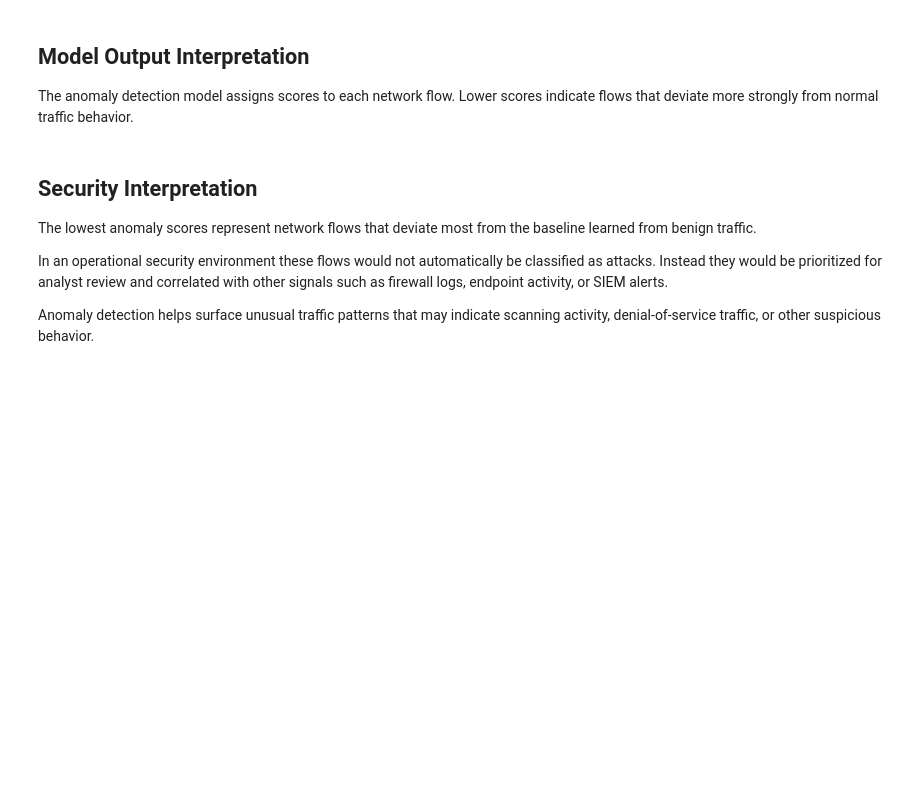
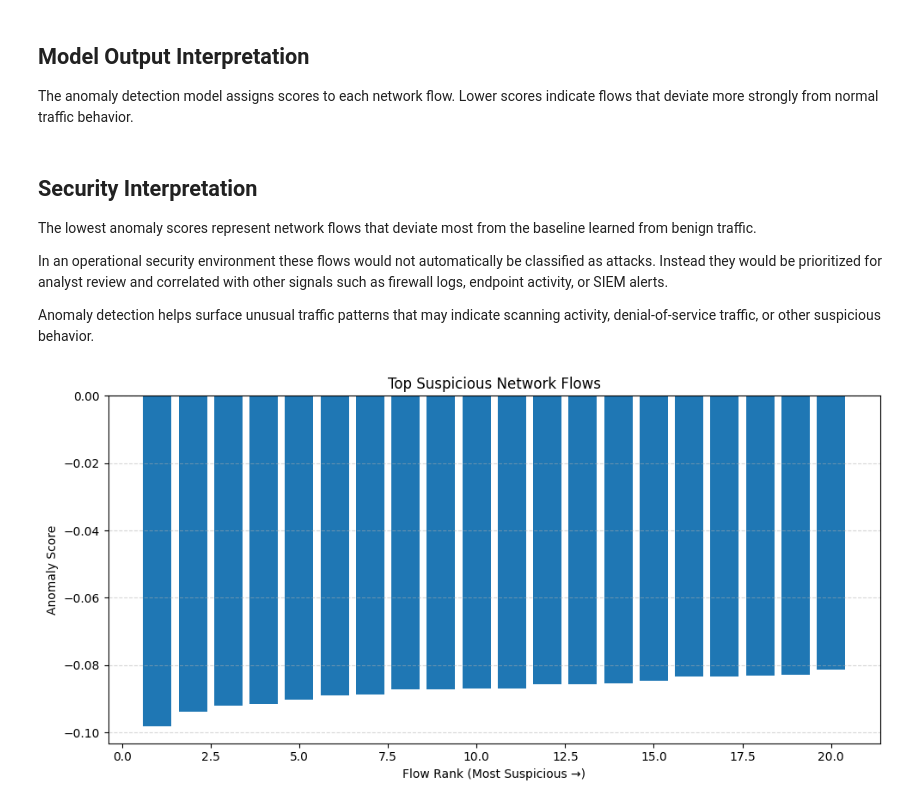
Before and after one commit to benderla/network-attack-detection, a Jupyter notebook: attack_detection_model.ipynb, the cells around one changed output. Cells and saved outputs as stored; diff of their text form; code cells hidden in the pictures; blank space fills up the shorter version.

```diff
--- a/attack_detection_model.ipynb
+++ b/attack_detection_model.ipynb
@@ -81,20 +83,23 @@ suspicious behavior.
 # %%
 # Visualize the most suspicious network flows
 
 import pandas as pd
 import matplotlib.pyplot as plt
 
 df_scores = pd.read_csv("outputs/top_anomalies.csv").sort_values("anomaly_score")
 
 df_scores = df_scores.head(20)
 
 plt.figure(figsize=(10,5))
-plt.bar(range(len(df_scores)), df_scores["anomaly_score"])
+plt.bar(range(1, len(df_scores)+1), df_scores["anomaly_score"])
 
 plt.title("Top Suspicious Network Flows")
-plt.xlabel("Flow Rank")
+plt.xlabel("Flow Rank (Most Suspicious →)")
 plt.ylabel("Anomaly Score")
 
 plt.grid(axis="y", linestyle="--", alpha=0.5)
 
+plt.tight_layout()
 plt.show()
+# %% [output]
+[figure, added]
```
Also changed, not shown: parts of 4 cells of this notebook.
